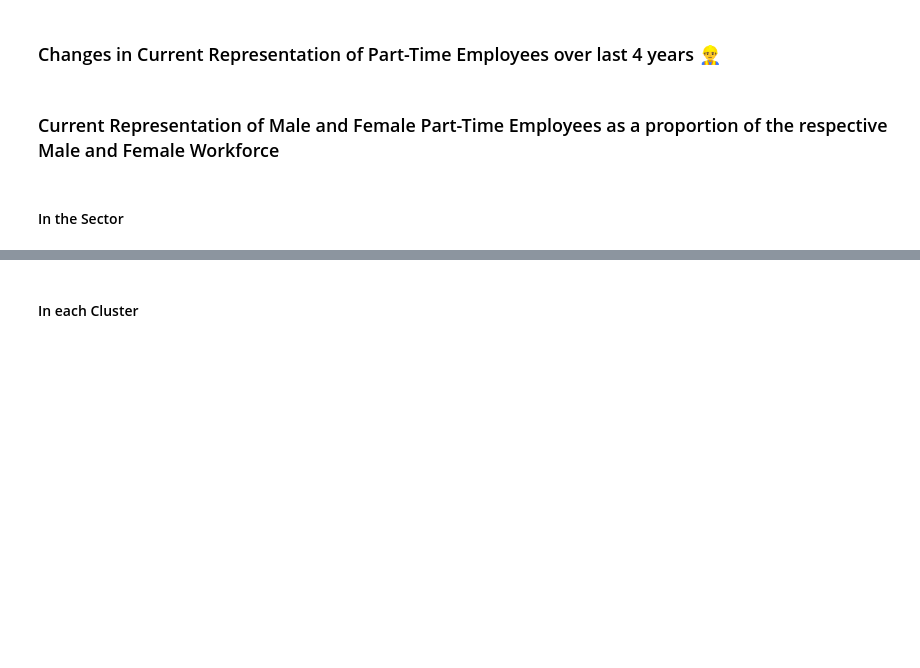
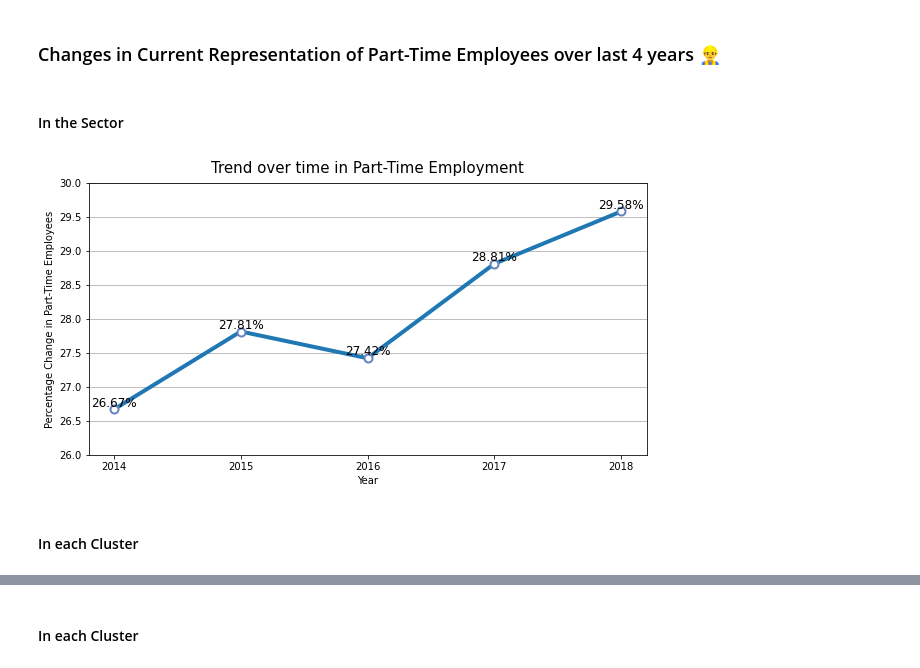
Before and after one commit to reubenbf/virtual-intern-trial, a Jupyter notebook: NSW-Government/NSW_Gov_Data_Analysis.ipynb, the cells around one changed output, grey strips where cells are left out. Cells and saved outputs as stored; diff of their text form; code cells hidden in the pictures; blank space fills up the shorter version.

```diff
--- a/NSW-Government/NSW_Gov_Data_Analysis.ipynb
+++ b/NSW-Government/NSW_Gov_Data_Analysis.ipynb
@@ -191,4 +163,21 @@ for col in ayy.columns.levels[0]:
-# %% [markdown]
-### Current Representation of Male and Female Part-Time Employees as a proportion of the respective Male and Female Workforce
 # %% [markdown]
 #### In the Sector
+# %%
+wf_sec = wf_data.loc[93,:].dropna(how='all').unstack(level=0).T
+wf_sec.columns = wf_sec.columns.levels[0]
+wf_sec = wf_sec.apply(lambda r: r/r.sum()*100, axis=1)
+
+ax = wf_sec['Part-Time'].plot(figsize=(10,5), linewidth=4, alpha=1, marker='o',
+                      markeredgecolor='#6684c1', markerfacecolor='w', markersize=8, markeredgewidth=2,legend=False, rot=0)
+ax.yaxis.grid(True)
+ax.set_xticks(list(wf_sec.index))
+ax.set_ylabel("Percentage Change in Part-Time Employees")
+ax.set_xlabel("Year")
+ax.set_title("Trend over time in Part-Time Employment", fontdict={'size':15}, pad=10)
+ax.set_ylim(26,30)
+for i, txt in enumerate(wf_sec.iloc[:,1]):
+    ax.annotate("{:.2f}%".format(txt), (wf_sec.index[i], wf_sec.iloc[i,1]), ha='center', va='bottom', fontsize=12)
+# %% [output]
+[figure, added]
+# %% [markdown]
+#### In each Cluster
```
Also changed, not shown: parts of 15 cells of this notebook.
